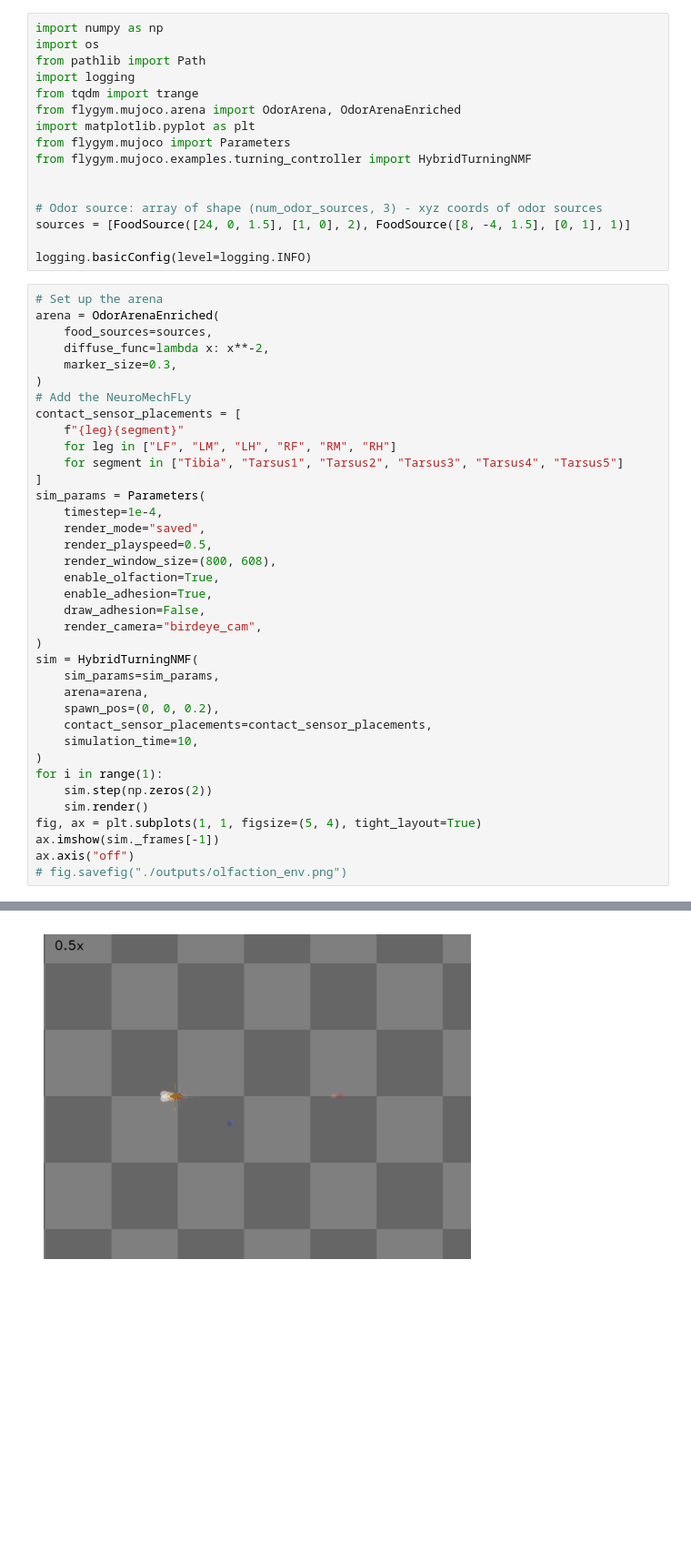
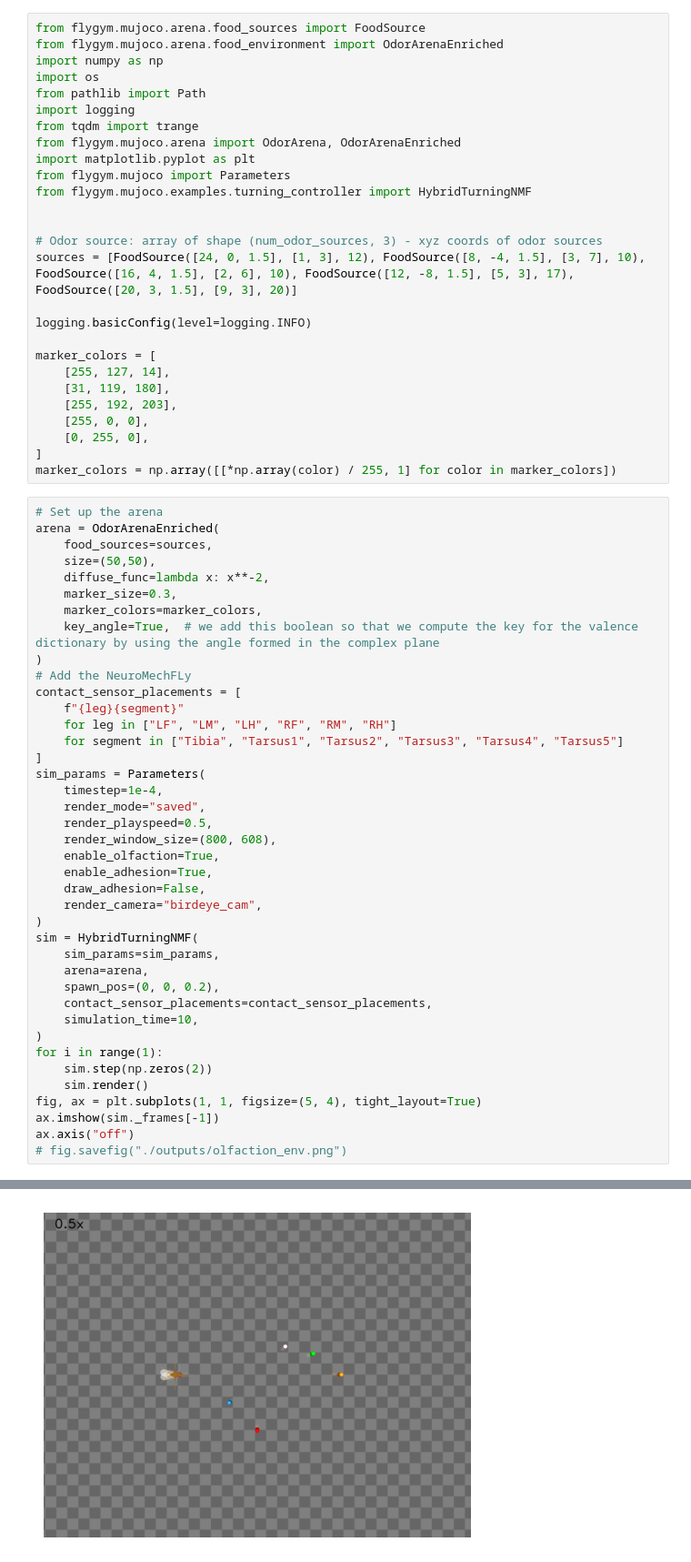
Before and after one commit to NeLy-EPFL/flygym-scratch, a Jupyter notebook: notebooks/learning_memory/food_environment_demo.ipynb, the cells around one changed output, grey strips where cells are left out. Shown at 91% size. Cells and saved outputs as stored; diff of their text form; blank space fills up the shorter version.

Commit message:
food source implementation

```diff
--- a/notebooks/learning_memory/food_environment_demo.ipynb
+++ b/notebooks/learning_memory/food_environment_demo.ipynb
@@ -4,4 +1,6 @@ from flygym.mujoco.arena.food_environment import OdorArena2
 # %%
+from flygym.mujoco.arena.food_sources import FoodSource
+from flygym.mujoco.arena.food_environment import OdorArenaEnriched
 import numpy as np
 import os
 from pathlib import Path
@@ -14,46 +13,58 @@ from flygym.mujoco.examples.turning_controller import HybridTurningNMF
 
 
 # Odor source: array of shape (num_odor_sources, 3) - xyz coords of odor sources
-sources = [FoodSource([24, 0, 1.5], [1, 0], 2), FoodSource([8, -4, 1.5], [0, 1], 1)]
+sources = [FoodSource([24, 0, 1.5], [1, 3], 12), FoodSource([8, -4, 1.5], [3, 7], 10), FoodSource([16, 4, 1.5], [2, 6], 10), FoodSource([12, -8, 1.5], [5, 3], 17), FoodSource([20, 3, 1.5], [9, 3], 20)]
 
 logging.basicConfig(level=logging.INFO)
+
+marker_colors = [
+    [255, 127, 14],
+    [31, 119, 180],
+    [255, 192, 203],
+    [255, 0, 0],
+    [0, 255, 0],
+]
+marker_colors = np.array([[*np.array(color) / 255, 1] for color in marker_colors])
 # %%
 # Set up the arena
 arena = OdorArenaEnriched(
     food_sources=sources,
+    size=(50,50),
     diffuse_func=lambda x: x**-2,
     marker_size=0.3,
+    marker_colors=marker_colors,
+    key_angle=True,  # we add this boolean so that we compute the key for the valence dictionary by using the angle formed in the complex plane
 )
 # Add the NeuroMechFLy
 contact_sensor_placements = [
     f"{leg}{segment}"
     for leg in ["LF", "LM", "LH", "RF", "RM", "RH"]
     for segment in ["Tibia", "Tarsus1", "Tarsus2", "Tarsus3", "Tarsus4", "Tarsus5"]
 ]
 sim_params = Parameters(
     timestep=1e-4,
     render_mode="saved",
     render_playspeed=0.5,
     render_window_size=(800, 608),
     enable_olfaction=True,
     enable_adhesion=True,
     draw_adhesion=False,
     render_camera="birdeye_cam",
 )
 sim = HybridTurningNMF(
     sim_params=sim_params,
     arena=arena,
     spawn_pos=(0, 0, 0.2),
     contact_sensor_placements=contact_sensor_placements,
     simulation_time=10,
 )
 for i in range(1):
     sim.step(np.zeros(2))
     sim.render()
 fig, ax = plt.subplots(1, 1, figsize=(5, 4), tight_layout=True)
 ax.imshow(sim._frames[-1])
 ax.axis("off")
 # fig.savefig("./outputs/olfaction_env.png")
 # %% [output]
 (-0.5, 799.5, 607.5, -0.5)
-[figure, old version]
+[figure, new version]
```
Also changed, not shown: parts of 11 cells of this notebook, 3 other files.
